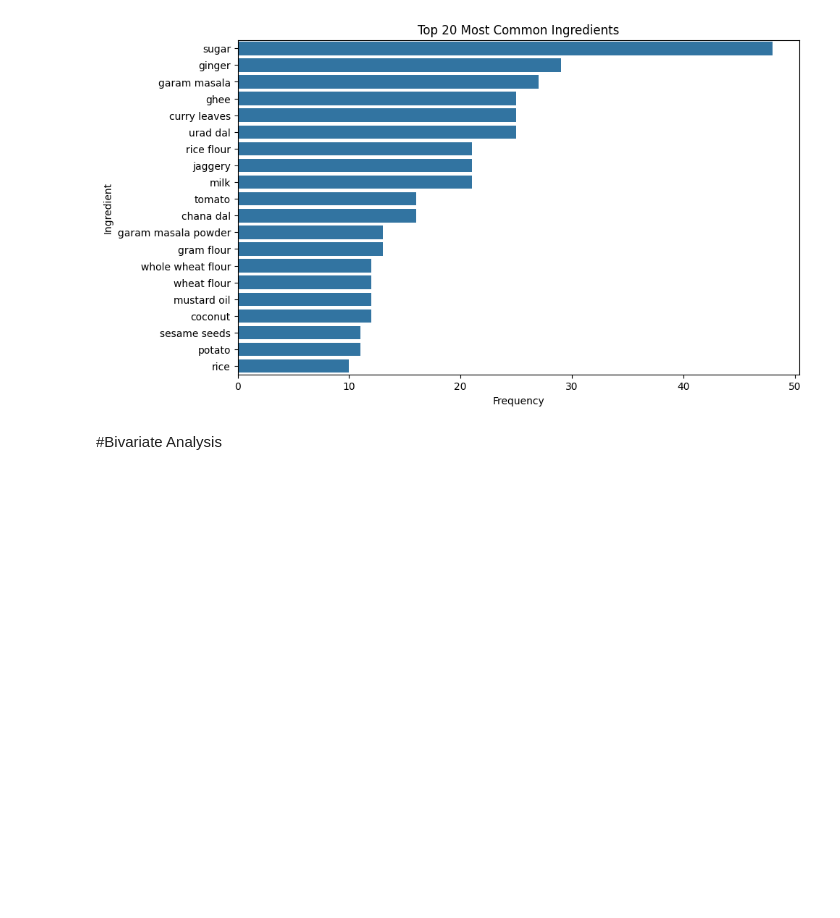
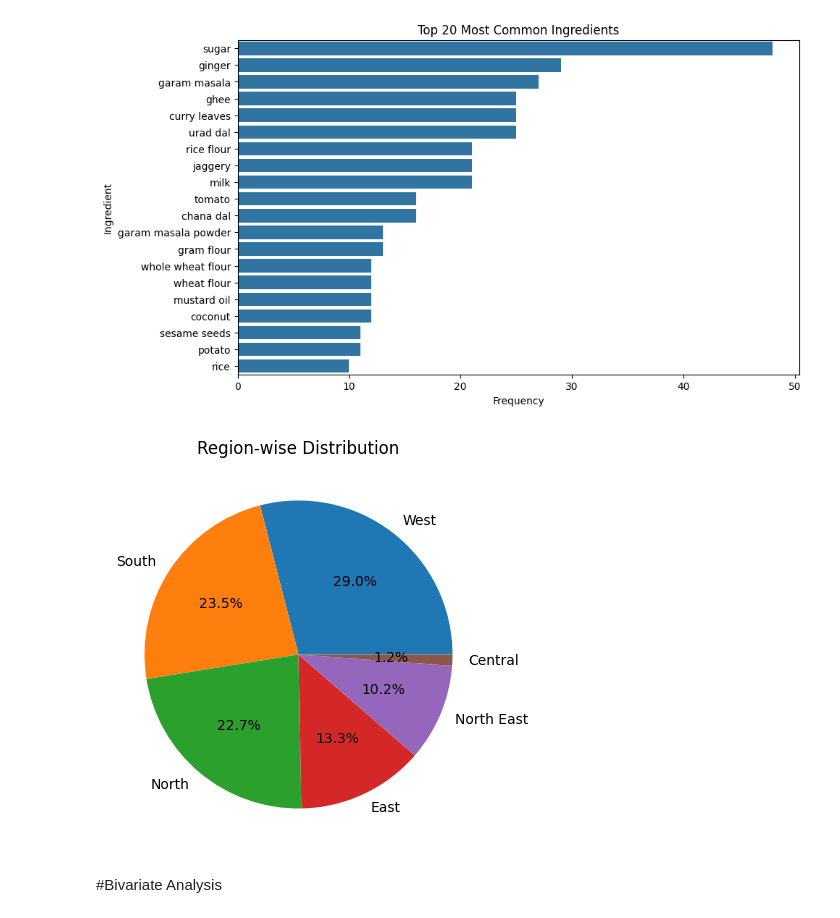
Before and after one commit to kriitiika10/EDA-Project, a Jupyter notebook: 22BDS0304.ipynb, the cells around one changed output. Drawn from its saved outputs; the diff is of its cells as text; code cells hidden in the pictures; blank space fills up the shorter version.

```diff
--- a/22BDS0304.ipynb
+++ b/22BDS0304.ipynb
@@ -194,6 +194,16 @@ plt.ylabel("Ingredient")
 plt.show()
 # %% [output]
 [figure]
+# %%
+region_counts = df['region'].value_counts()
+plt.figure(figsize=(5,5))
+plt.pie(region_counts,
+        labels=region_counts.index,
+        autopct='%1.1f%%')
+plt.title("Region-wise Distribution")
+plt.show()
+# %% [output]
+[figure, added]
 # %% [markdown]
 #Bivariate Analysis
 # %%
```
Also changed, not shown: parts of 2 cells of this notebook.
